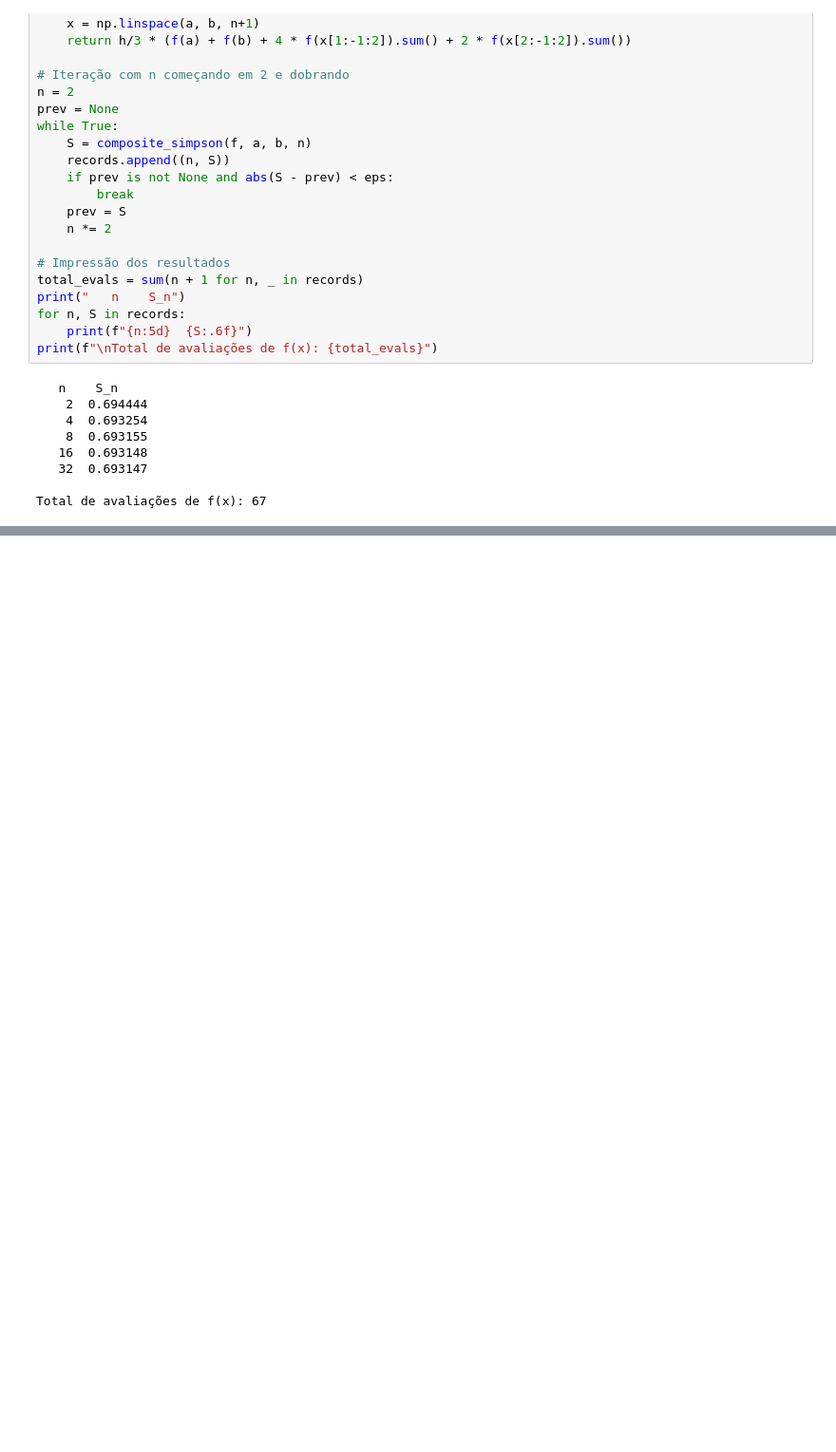
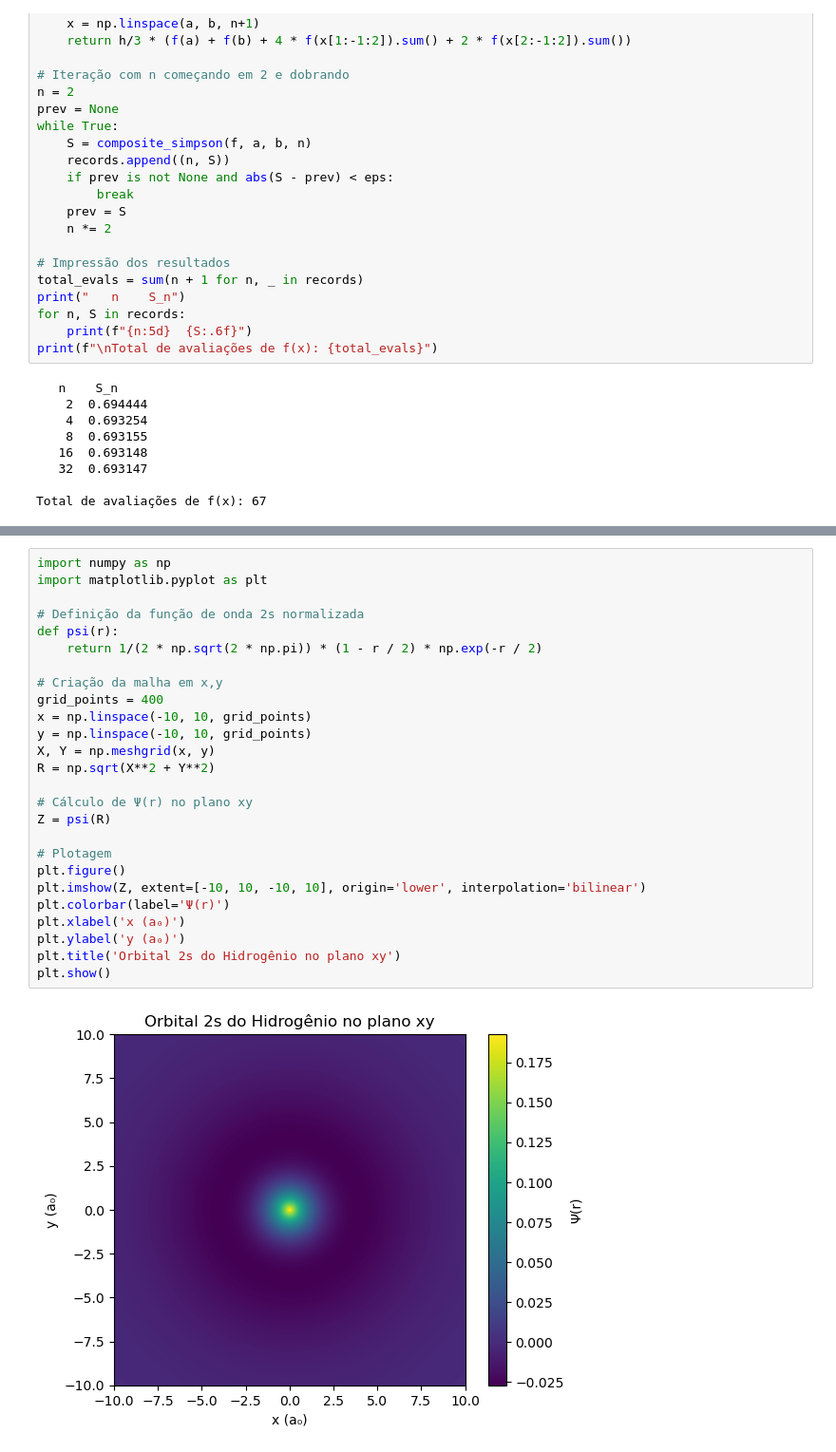
Before and after one commit to Analima123/AV7, a Jupyter notebook: AV7.ipynb, the cells around one changed output, grey strips where cells are left out. Shown at 95% size. Saved outputs shown, nothing was run; the diff lists cells and outputs as text; blank space fills up the shorter version.

```diff
--- a/AV7.ipynb
+++ b/AV7.ipynb
@@ -473,0 +777,28 @@ Total de avaliações de f(x): 67
+# %%
+import numpy as np
+import matplotlib.pyplot as plt
+
+# Definição da função de onda 2s normalizada
+def psi(r):
+    return 1/(2 * np.sqrt(2 * np.pi)) * (1 - r / 2) * np.exp(-r / 2)
+
+# Criação da malha em x,y
+grid_points = 400
+x = np.linspace(-10, 10, grid_points)
+y = np.linspace(-10, 10, grid_points)
+X, Y = np.meshgrid(x, y)
+R = np.sqrt(X**2 + Y**2)
+
+# Cálculo de Ψ(r) no plano xy
+Z = psi(R)
+
+# Plotagem
+plt.figure()
+plt.imshow(Z, extent=[-10, 10, -10, 10], origin='lower', interpolation='bilinear')
+plt.colorbar(label='Ψ(r)')
+plt.xlabel('x (a₀)')
+plt.ylabel('y (a₀)')
+plt.title('Orbital 2s do Hidrogênio no plano xy')
+plt.show()
+# %% [output]
+[figure, added]
```
Also changed, not shown: parts of 8 cells of this notebook.
